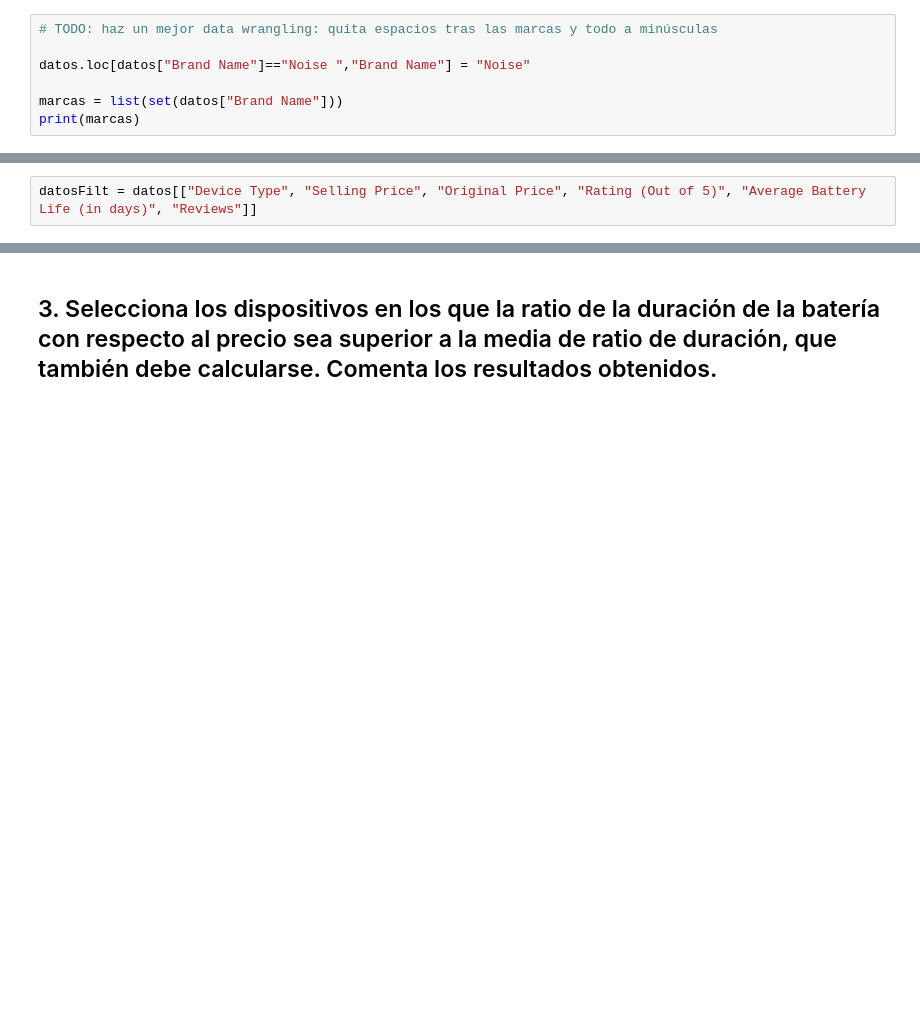
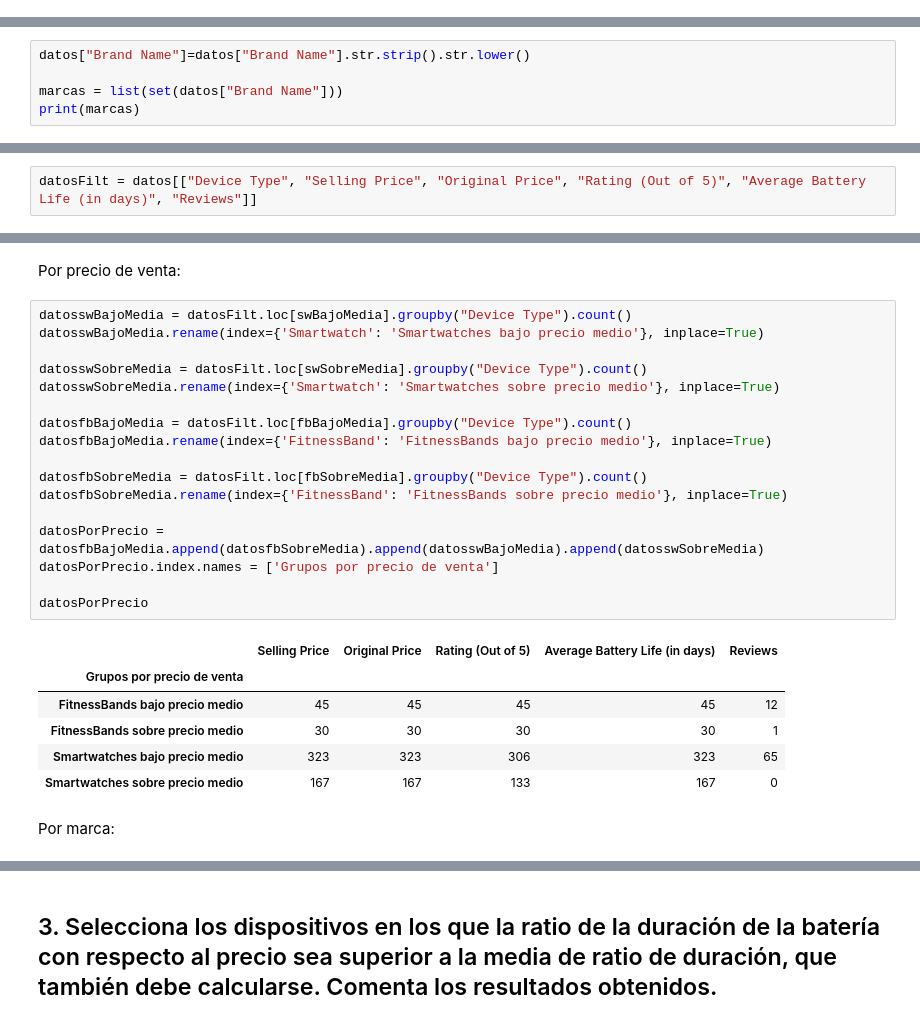
Before and after one commit to afercaceres/Fitness_Trackers, a Jupyter notebook: practica_python.ipynb, the cells around one changed output, grey strips where cells are left out. Drawn from its saved outputs; the diff is of its cells as text; blank space fills up the shorter version.

```diff
--- a/practica_python.ipynb
+++ b/practica_python.ipynb
@@ -151,7 +156,0 @@ Hay una marca, "Noise", duplicada con espacio, que tendremos que arreglar:
-# %%
-# TODO: haz un mejor data wrangling: quita espacios tras las marcas y todo a minúsculas
-
-datos.loc[datos["Brand Name"]=="Noise ","Brand Name"] = "Noise"
-
-marcas = list(set(datos["Brand Name"]))
-print(marcas)
@@ -157,0 +159,5 @@ print(marcas)
+# %%
+datos["Brand Name"]=datos["Brand Name"].str.strip().str.lower()
+
+marcas = list(set(datos["Brand Name"]))
+print(marcas)
@@ -377,0 +182,28 @@ TODO: Conclusiones
+# %% [markdown]
+Por precio de venta:
+# %%
+datosswBajoMedia = datosFilt.loc[swBajoMedia].groupby("Device Type").count()
+datosswBajoMedia.rename(index={'Smartwatch': 'Smartwatches bajo precio medio'}, inplace=True)
+
+datosswSobreMedia = datosFilt.loc[swSobreMedia].groupby("Device Type").count()
+datosswSobreMedia.rename(index={'Smartwatch': 'Smartwatches sobre precio medio'}, inplace=True)
+
+datosfbBajoMedia = datosFilt.loc[fbBajoMedia].groupby("Device Type").count()
+datosfbBajoMedia.rename(index={'FitnessBand': 'FitnessBands bajo precio medio'}, inplace=True)
+
+datosfbSobreMedia = datosFilt.loc[fbSobreMedia].groupby("Device Type").count()
+datosfbSobreMedia.rename(index={'FitnessBand': 'FitnessBands sobre precio medio'}, inplace=True)
+
+datosPorPrecio = datosfbBajoMedia.append(datosfbSobreMedia).append(datosswBajoMedia).append(datosswSobreMedia)
+datosPorPrecio.index.names = ['Grupos por precio de venta']
+
+datosPorPrecio
+# %% [output]
+|  | Selling Price | Original Price | Rating (Out of 5) | Average Battery Life (in days) | Reviews |
+| Grupos por precio de venta |  |  |  |  |  |
+| FitnessBands bajo precio medio | 45 | 45 | 45 | 45 | 12 |
+| FitnessBands sobre precio medio | 30 | 30 | 30 | 30 | 1 |
+| Smartwatches bajo precio medio | 323 | 323 | 306 | 323 | 65 |
+| Smartwatches sobre precio medio | 167 | 167 | 133 | 167 | 0 |
+# %% [markdown]
+Por marca:
```
Also changed, not shown: parts of 71 cells of this notebook.
